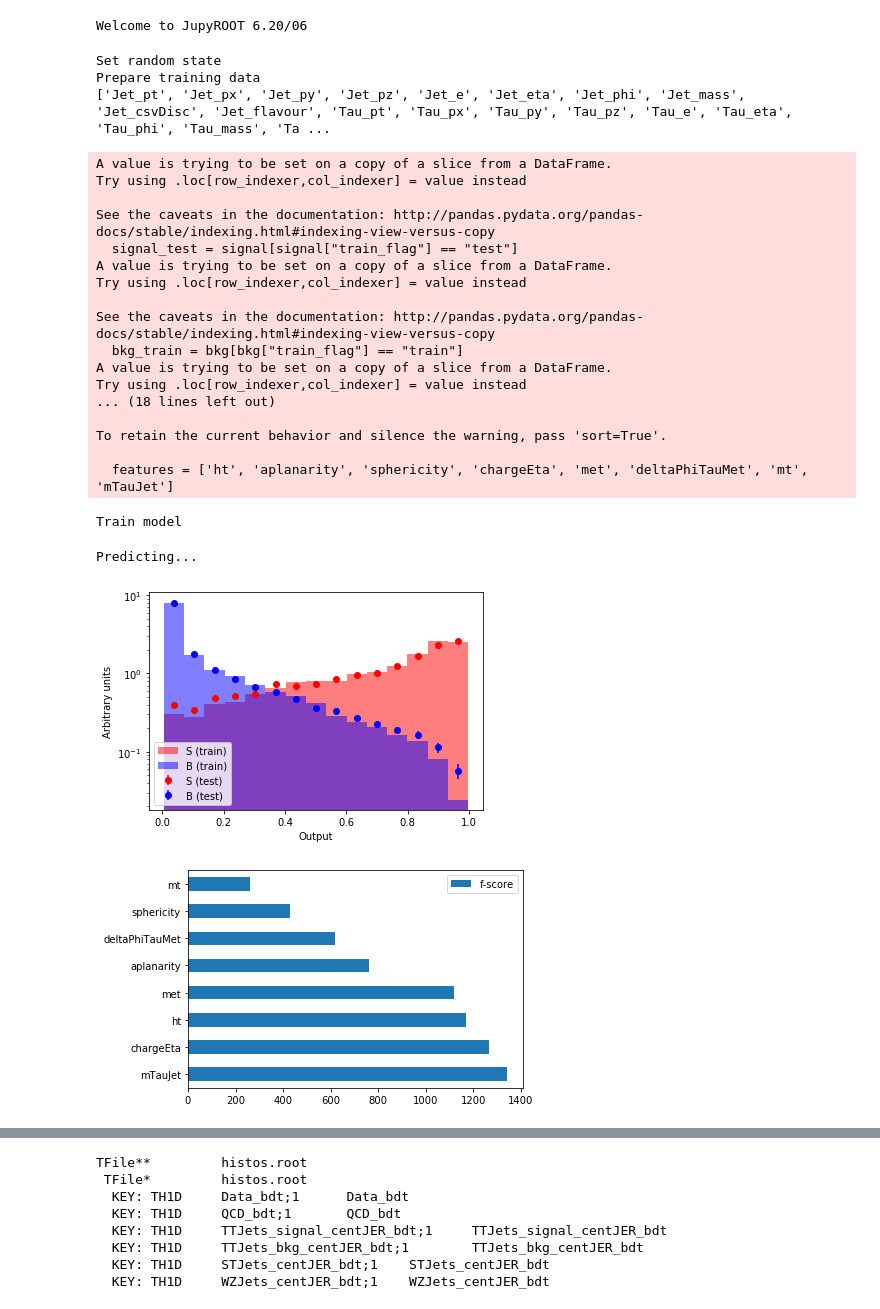
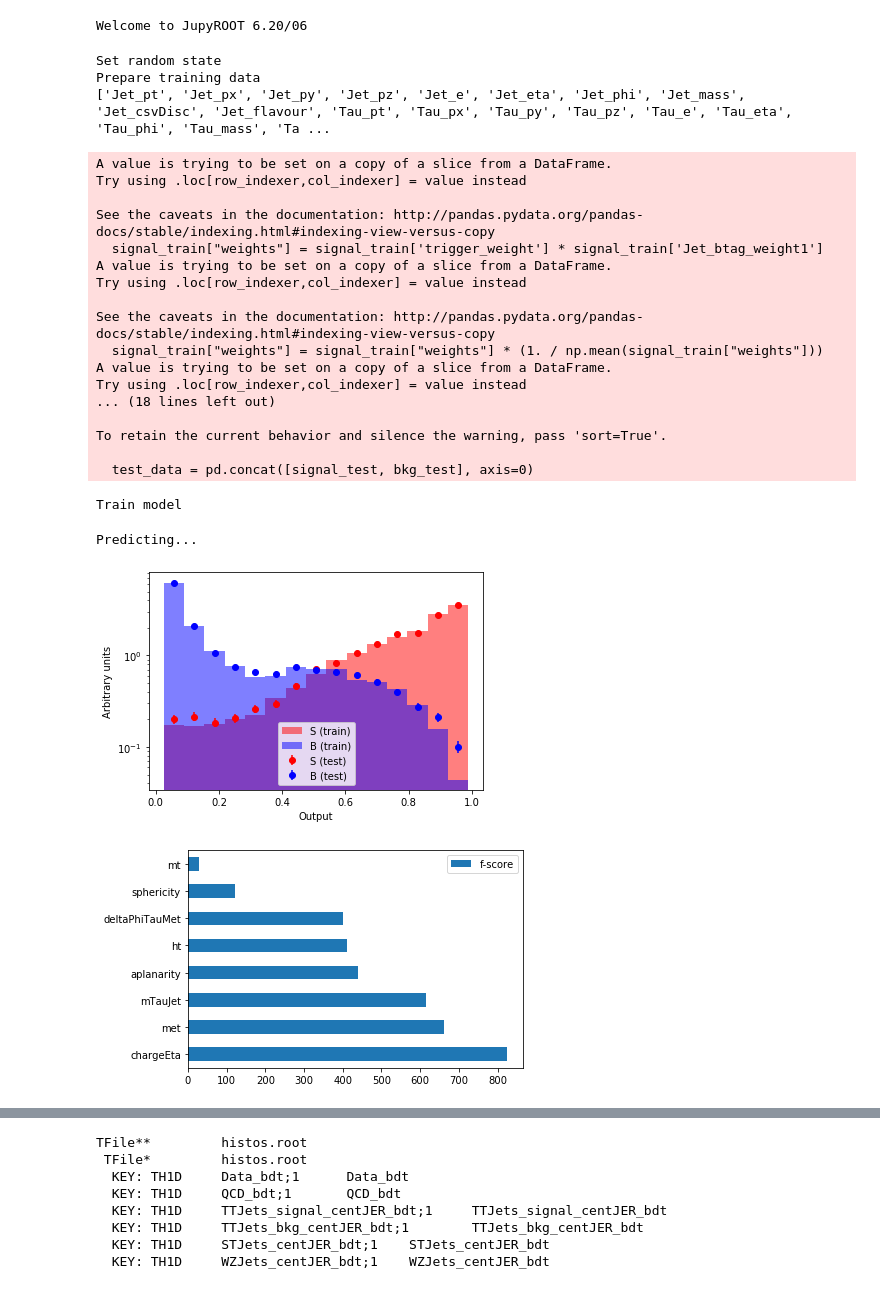
Before and after one commit to llayer/cmsopen, a Jupyter notebook: columnar/bdt_training.ipynb, the cells around one changed output, grey strips where cells are left out. Drawn from its saved outputs; the diff is of its cells as text; code cells hidden in the pictures.

Commit message:
new bdt training

```diff
--- a/columnar/bdt_training.ipynb
+++ b/columnar/bdt_training.ipynb
@@ -25,32 +25,32 @@ import ml
 Welcome to JupyROOT 6.20/06
 # %%
 importlib.reload(ml)
-ml.train(samples, ".", n_sig=10000, n_bkg=5000, ntrees=1000, lr=0.01, random_state=0)
+ml.train(samples, ".", n_sig=5000, n_bkg=5000, ntrees=500, lr=0.01, random_state=5)
 # %% [output]
 Set random state
 Prepare training data
 ['Jet_pt', 'Jet_px', 'Jet_py', 'Jet_pz', 'Jet_e', 'Jet_eta', 'Jet_phi', 'Jet_mass', 'Jet_csvDisc', 'Jet_flavour', 'Tau_pt', 'Tau_px', 'Tau_py', 'Tau_pz', 'Tau_e', 'Tau_eta', 'Tau_phi', 'Tau_mass', 'Ta ...
 A value is trying to be set on a copy of a slice from a DataFrame.
 Try using .loc[row_indexer,col_indexer] = value instead
 
 See the caveats in the documentation: http://pandas.pydata.org/pandas-docs/stable/indexing.html#indexing-view-versus-copy
-  signal_test = signal[signal["train_flag"] == "test"]
+  signal_train["weights"] = signal_train['trigger_weight'] * signal_train['Jet_btag_weight1']
 A value is trying to be set on a copy of a slice from a DataFrame.
 Try using .loc[row_indexer,col_indexer] = value instead
 
 See the caveats in the documentation: http://pandas.pydata.org/pandas-docs/stable/indexing.html#indexing-view-versus-copy
-  bkg_train = bkg[bkg["train_flag"] == "train"]
+  signal_train["weights"] = signal_train["weights"] * (1. / np.mean(signal_train["weights"]))
 A value is trying to be set on a copy of a slice from a DataFrame.
 Try using .loc[row_indexer,col_indexer] = value instead
 ... (18 lines left out)
 
 To retain the current behavior and silence the warning, pass 'sort=True'.
 
-  features = ['ht', 'aplanarity', 'sphericity', 'chargeEta', 'met', 'deltaPhiTauMet', 'mt', 'mTauJet']
+  test_data = pd.concat([signal_test, bkg_test], axis=0)
 Train model
 Predicting...
-[figure, old version]
+[figure, new version]
-[figure, old version]
+[figure, new version]
 # %%
 import plot
 # %%
```
Also changed, not shown: parts of 3 cells of this notebook, 3 other files.
